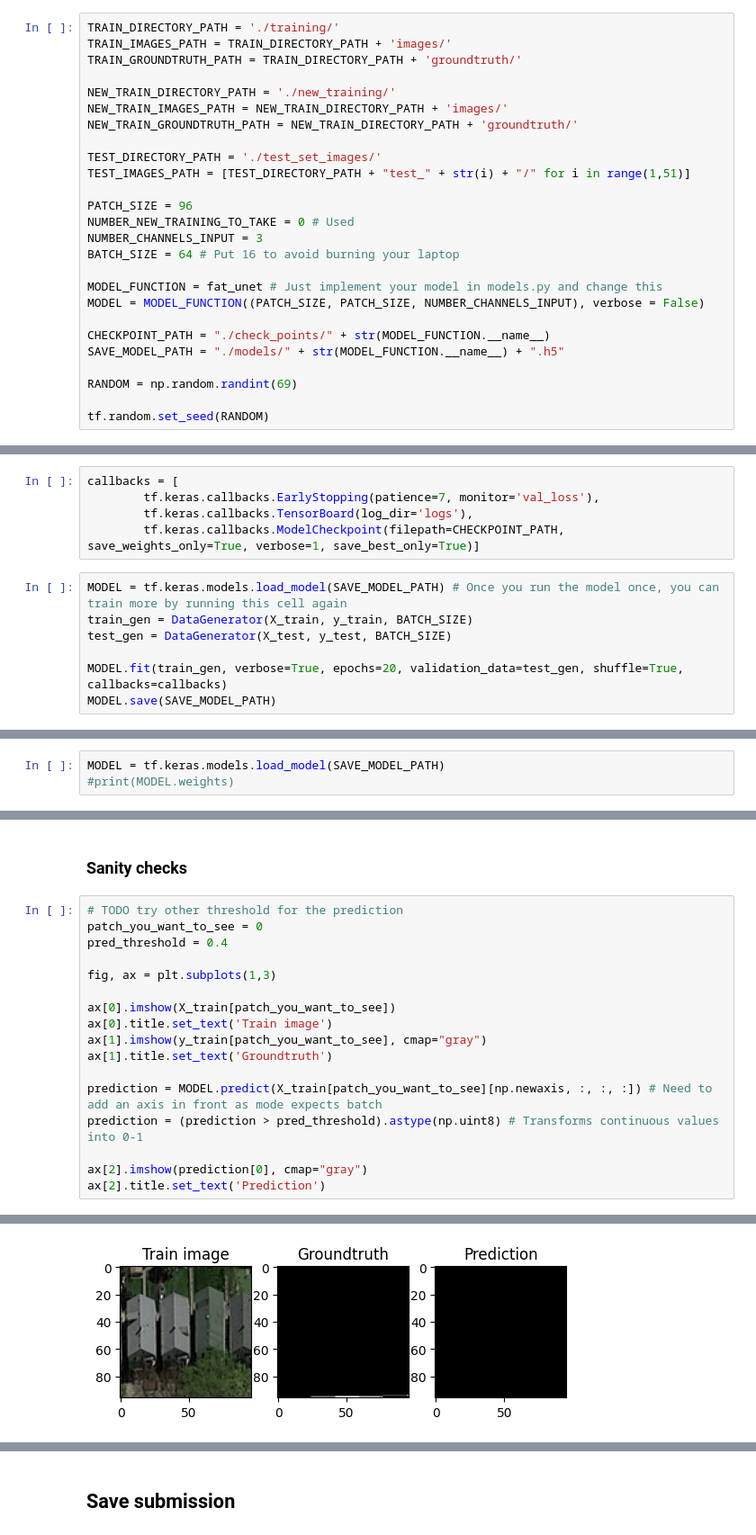
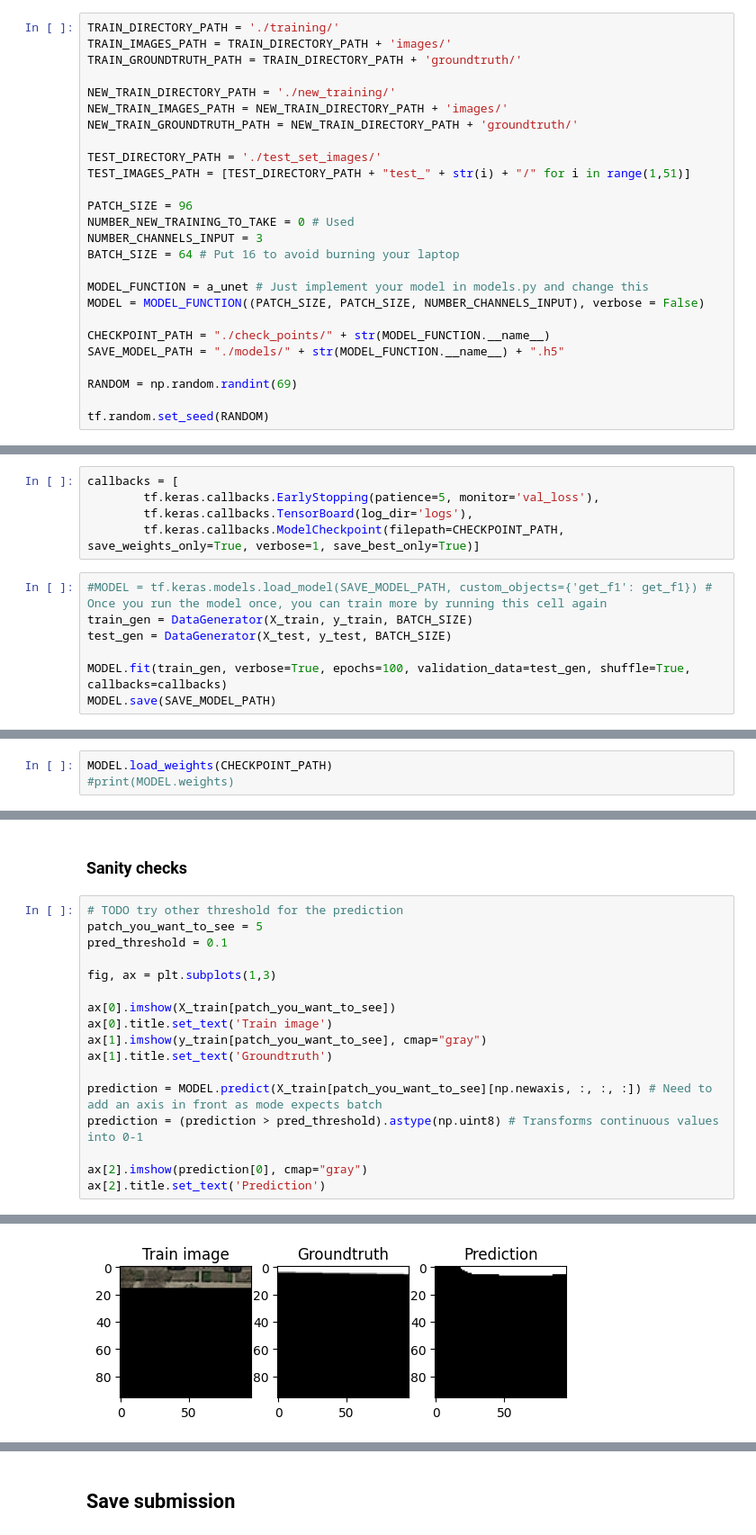
Before and after one commit to mateo762/unet-road-segmentation, a Jupyter notebook: Unet.ipynb, the cells around one changed output, grey strips where cells are left out. Shown: that part at 90% size. Drawn from its saved outputs; the diff is of its cells as text.

Commit message:
new simple unet

```diff
--- a/Unet.ipynb
+++ b/Unet.ipynb
@@ -80,7 +80,7 @@ NUMBER_NEW_TRAINING_TO_TAKE = 0 # Used
 NUMBER_CHANNELS_INPUT = 3
 BATCH_SIZE = 64 # Put 16 to avoid burning your laptop
 
-MODEL_FUNCTION = fat_unet # Just implement your model in models.py and change this
+MODEL_FUNCTION = a_unet # Just implement your model in models.py and change this
 MODEL = MODEL_FUNCTION((PATCH_SIZE, PATCH_SIZE, NUMBER_CHANNELS_INPUT), verbose = False)
 
 CHECKPOINT_PATH = "./check_points/" + str(MODEL_FUNCTION.__name__)
@@ -195,14 +195,14 @@ print(X_train.shape)
 ## Call model
 # %%
 callbacks = [
-        tf.keras.callbacks.EarlyStopping(patience=7, monitor='val_loss'),
+        tf.keras.callbacks.EarlyStopping(patience=5, monitor='val_loss'),
         tf.keras.callbacks.TensorBoard(log_dir='logs'),
         tf.keras.callbacks.ModelCheckpoint(filepath=CHECKPOINT_PATH, save_weights_only=True, verbose=1, save_best_only=True)]
 # %%
-MODEL = tf.keras.models.load_model(SAVE_MODEL_PATH) # Once you run the model once, you can train more by running this cell again
+#MODEL = tf.keras.models.load_model(SAVE_MODEL_PATH, custom_objects={'get_f1': get_f1}) # Once you run the model once, you can train more by running this cell again
 train_gen = DataGenerator(X_train, y_train, BATCH_SIZE)
 test_gen = DataGenerator(X_test, y_test, BATCH_SIZE)
 
-MODEL.fit(train_gen, verbose=True, epochs=20, validation_data=test_gen, shuffle=True, callbacks=callbacks)
+MODEL.fit(train_gen, verbose=True, epochs=100, validation_data=test_gen, shuffle=True, callbacks=callbacks)
 MODEL.save(SAVE_MODEL_PATH)
 # %% [output]
@@ -226,5 +226,5 @@ Epoch 8: val_loss did not improve from 0.08213
 # %% [markdown]
 ### Instead of running the model you can fetch it from the file
 # %%
-MODEL = tf.keras.models.load_model(SAVE_MODEL_PATH)
+MODEL.load_weights(CHECKPOINT_PATH)
 #print(MODEL.weights)
@@ -232,8 +234,8 @@ MODEL = tf.keras.models.load_model(SAVE_MODEL_PATH)
 ### Sanity checks
 # %%
 # TODO try other threshold for the prediction
-patch_you_want_to_see = 0
-pred_threshold = 0.4
+patch_you_want_to_see = 5
+pred_threshold = 0.1
 
 fig, ax = plt.subplots(1,3)
 
@@ -252,4 +254,4 @@ ax[2].title.set_text('Prediction')
-[figure, old version]
+[figure, new version]
 # %%
 # TODO try other threshold for the prediction
 image_you_want_to_see = 2
```
Also changed, not shown: parts of 10 cells of this notebook, 3 other files.
